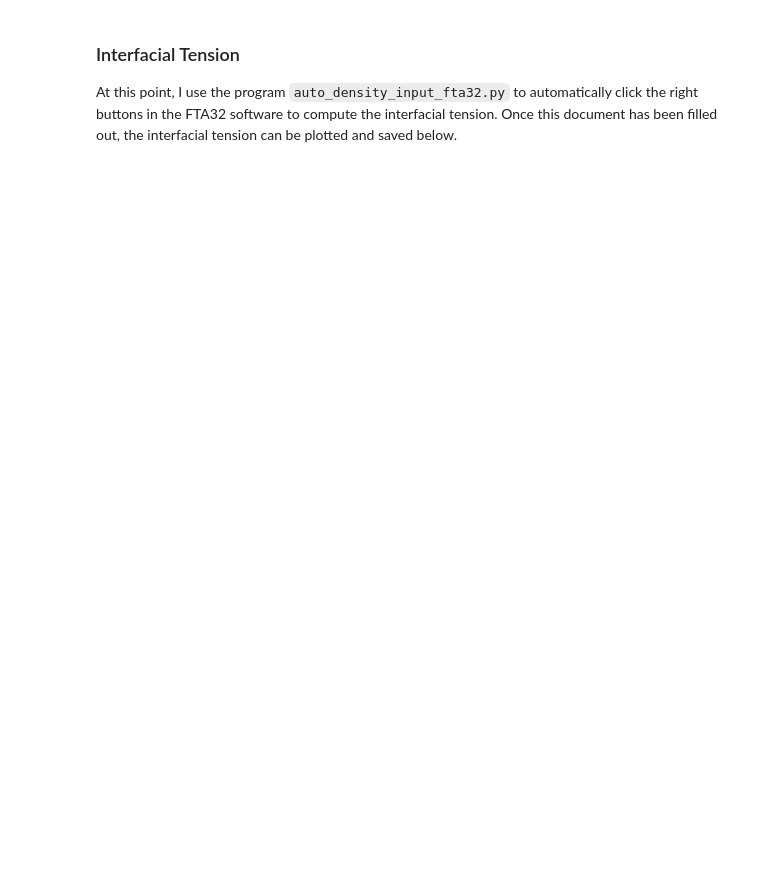
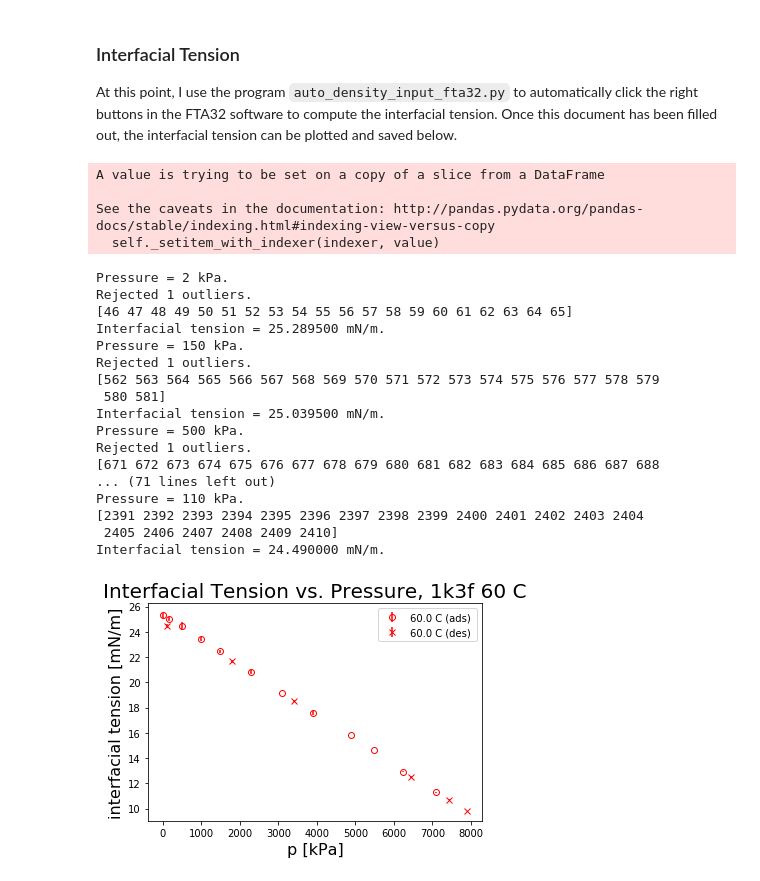
Before and after one commit to andylitalo/g-adsa, a Jupyter notebook: 20190725_0801_1k3f_60c.ipynb, the cells around one changed output. Drawn from its saved outputs; the diff is of its cells as text; code cells hidden in the pictures; blank space fills up the shorter version.

```diff
--- a/20190725_0801_1k3f_60c.ipynb
+++ b/20190725_0801_1k3f_60c.ipynb
@@ -762,35 +715,65 @@ adsa_t0_list
 At this point, I use the program `auto_density_input_fta32.py` to automatically click the right buttons in the FTA32 software to compute the interfacial tension. Once this document has been filled out, the interfacial tension can be plotted and saved below.
 # %%
 reload(dataproc)
+# minimum value of interfacial tension measurable with FTA32 software (so lower values are invalid measurements) [mN/m]
+min_if_tension = 6
+
 # load interfacial tension data
 if_tension = np.array([])
 for i in range(len(adsa_if_tension_file_list)):
     adsa_if_tension_file = adsa_if_tension_file_list[i]
     df_if_tension = pd.read_csv(adsa_folder + adsa_if_tension_file, header=0)
-    if_tension = np.concatenate((if_tension, df_if_tension['Interfacial Tension [mN/m]'].to_numpy(dtype=float)))
+    if_tension_2_load = df_if_tension['Interfacial Tension [mN/m]'].to_numpy(dtype=float)
+    # ensure that no values below minimum measurable interfacial tension are saved (e.g., volume of drop)
+    assert not any(if_tension_2_load < min_if_tension), 'Interfacial tension values below minimum saved in ' + \
+          adsa_if_tension_file
+    if_tension = np.concatenate((if_tension, if_tension_2_load))
 
 # has interfacial tension data been provided?
 if len(if_tension) > 0:
     # store interfacial tension for each pressure
     i_p1 = 0
     for i in range(len(p_set_arr)):
         p_set = p_set_arr[i]
         print('Pressure = %d kPa.' % p_set)
         # get indices of each measurement with pressure within thresholds
         i_p0, i_p1 = dataproc.get_curr_p_interval(p_arr, p_set, p_thresh_frac, last_bound=i_p1)
         df = dataproc.store_if_tension(if_tension, df, i, i_p0, i_p1, t_grav, t_adsa, n_adsa)
 
     # save results
     df.to_csv(save_folder + save_data_name)
 
     # extract data to plot
     if_tension_plot = df['if tension [mN/m]'].to_numpy(dtype=float)
     s_if_tension = df['if tension std [mN/m]'].to_numpy(dtype=float)
     # plot interfacial tension with errrorbars (blue color for low temperature)
     ax = plot.plot_errorbars_ads_des(p_plot, if_tension_plot, s_if_tension, p_set_arr, T, color='r', xlabel='p [kPa]',
                                     ylabel='interfacial tension [mN/m]',
                                      title='Interfacial Tension vs. Pressure, %s %d C' % (polyol, T))
 
     # save figure
     if save_plots:
         plt.savefig(save_folder + 'if_tension_%s_%dc.pdf' % (polyol, T), bbox_inches='tight')
+# %% [output]
+A value is trying to be set on a copy of a slice from a DataFrame
+
+See the caveats in the documentation: http://pandas.pydata.org/pandas-docs/stable/indexing.html#indexing-view-versus-copy
+  self._setitem_with_indexer(indexer, value)
+Pressure = 2 kPa.
+Rejected 1 outliers.
+[46 47 48 49 50 51 52 53 54 55 56 57 58 59 60 61 62 63 64 65]
+Interfacial tension = 25.289500 mN/m.
+Pressure = 150 kPa.
+Rejected 1 outliers.
+[562 563 564 565 566 567 568 569 570 571 572 573 574 575 576 577 578 579
+ 580 581]
+Interfacial tension = 25.039500 mN/m.
+Pressure = 500 kPa.
+Rejected 1 outliers.
+[671 672 673 674 675 676 677 678 679 680 681 682 683 684 685 686 687 688
+... (71 lines left out)
+Pressure = 110 kPa.
+[2391 2392 2393 2394 2395 2396 2397 2398 2399 2400 2401 2402 2403 2404
+ 2405 2406 2407 2408 2409 2410]
+Interfacial tension = 24.490000 mN/m.
+[figure, added]
```
Also changed, not shown: parts of 19 cells of this notebook, 13 other files.
